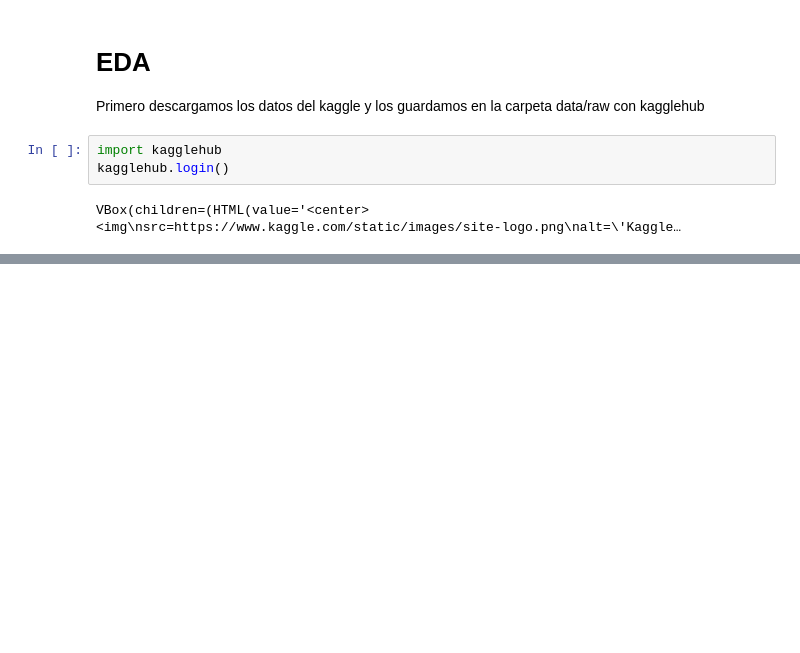
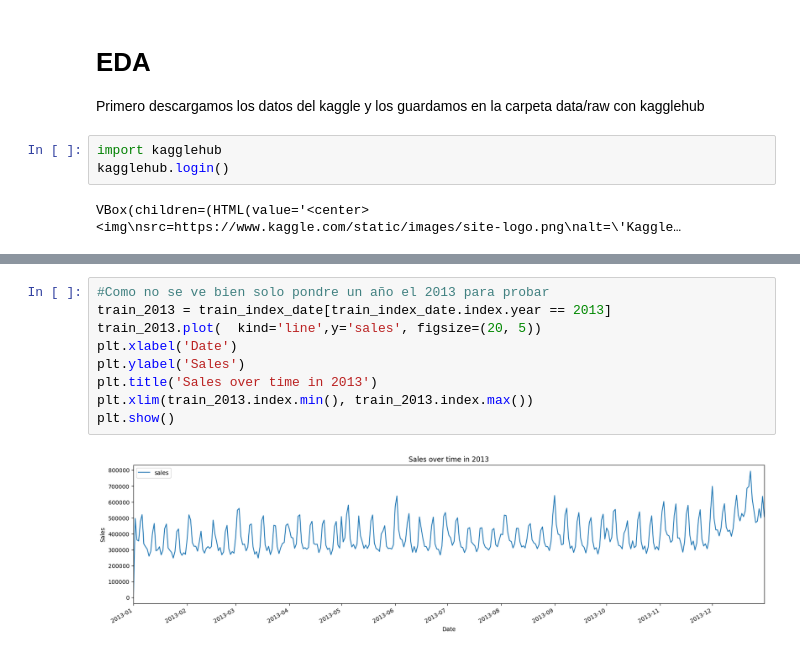
Before and after one commit to Felisuco092/Store_Sales_Time_Series_Forecasting, a Jupyter notebook: notebooks/01_eda.ipynb, the cells around one changed output, grey strips where cells are left out. Cells and saved outputs as stored; diff of their text form; blank space fills up the shorter version.

```diff
--- a/notebooks/01_eda.ipynb
+++ b/notebooks/01_eda.ipynb
@@ -28,0 +90,11 @@ os.path.abspath(os.path.join(os.getcwd(), 'data', 'raw'))
+# %%
+#Como no se ve bien solo pondre un año el 2013 para probar
+train_2013 = train_index_date[train_index_date.index.year == 2013]
+train_2013.plot(  kind='line',y='sales', figsize=(20, 5))
+plt.xlabel('Date')
+plt.ylabel('Sales')
+plt.title('Sales over time in 2013')
+plt.xlim(train_2013.index.min(), train_2013.index.max())
+plt.show()
+# %% [output]
+[figure, added]
```
Also changed, not shown: parts of 23 cells of this notebook.
